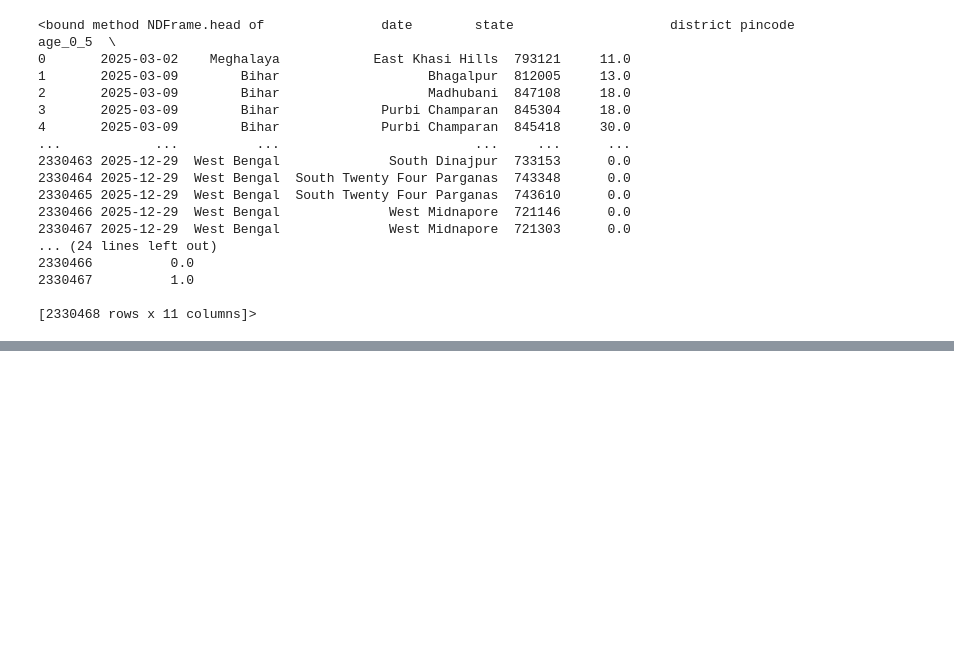
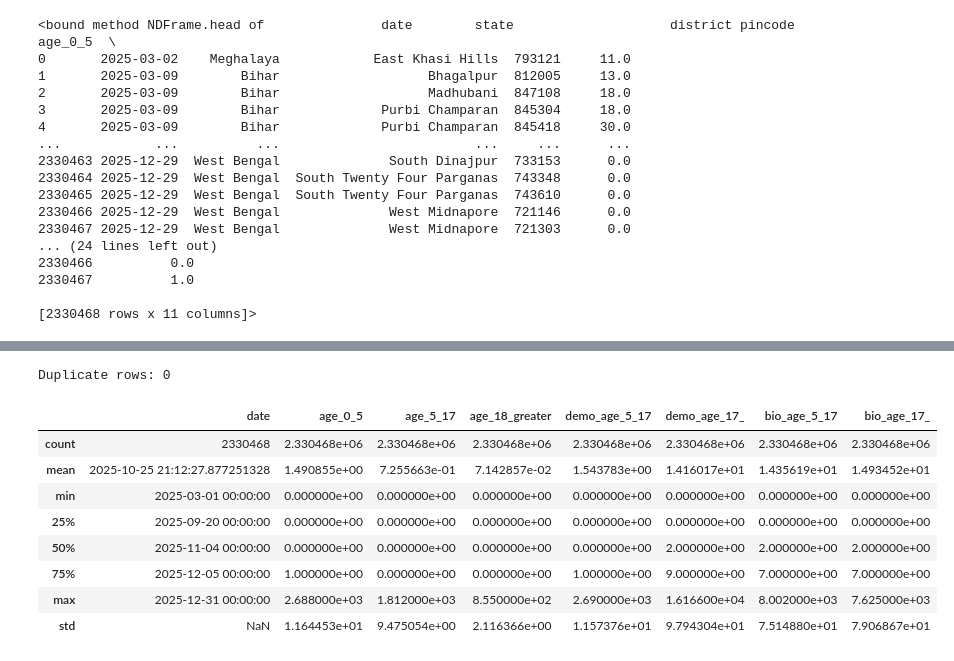
Before and after one commit to Shravya016/Trends-in-Aadhaar-Enrolment-and-Update, a Jupyter notebook: Preprocessing/enrolment.ipynb, the cells around one changed output, grey strips where cells are left out. Cells and saved outputs as stored; diff of their text form; code cells hidden in the pictures; blank space fills up the shorter version.

```diff
--- a/Preprocessing/enrolment.ipynb
+++ b/Preprocessing/enrolment.ipynb
@@ -207,0 +268,16 @@ df_final.head
+# %%
+print("Duplicate rows:", df_final.duplicated().sum())
+# %% [output]
+Duplicate rows: 0
+# %%
+df_final.describe()
+# %% [output]
+|  | date | age_0_5 | age_5_17 | age_18_greater | demo_age_5_17 | demo_age_17_ | bio_age_5_17 | bio_age_17_ |
+| count | 2330468 | 2.330468e+06 | 2.330468e+06 | 2.330468e+06 | 2.330468e+06 | 2.330468e+06 | 2.330468e+06 | 2.330468e+06 |
+| mean | 2025-10-25 21:12:27.877251328 | 1.490855e+00 | 7.255663e-01 | 7.142857e-02 | 1.543783e+00 | 1.416017e+01 | 1.435619e+01 | 1.493452e+01 |
+| min | 2025-03-01 00:00:00 | 0.000000e+00 | 0.000000e+00 | 0.000000e+00 | 0.000000e+00 | 0.000000e+00 | 0.000000e+00 | 0.000000e+00 |
+| 25% | 2025-09-20 00:00:00 | 0.000000e+00 | 0.000000e+00 | 0.000000e+00 | 0.000000e+00 | 0.000000e+00 | 0.000000e+00 | 0.000000e+00 |
+| 50% | 2025-11-04 00:00:00 | 0.000000e+00 | 0.000000e+00 | 0.000000e+00 | 0.000000e+00 | 2.000000e+00 | 2.000000e+00 | 2.000000e+00 |
+| 75% | 2025-12-05 00:00:00 | 1.000000e+00 | 0.000000e+00 | 0.000000e+00 | 1.000000e+00 | 9.000000e+00 | 7.000000e+00 | 7.000000e+00 |
+| max | 2025-12-31 00:00:00 | 2.688000e+03 | 1.812000e+03 | 8.550000e+02 | 2.690000e+03 | 1.616600e+04 | 8.002000e+03 | 7.625000e+03 |
+| std | NaN | 1.164453e+01 | 9.475054e+00 | 2.116366e+00 | 1.157376e+01 | 9.794304e+01 | 7.514880e+01 | 7.906867e+01 |
```
Also changed, not shown: parts of 16 cells of this notebook, 1 other file.
